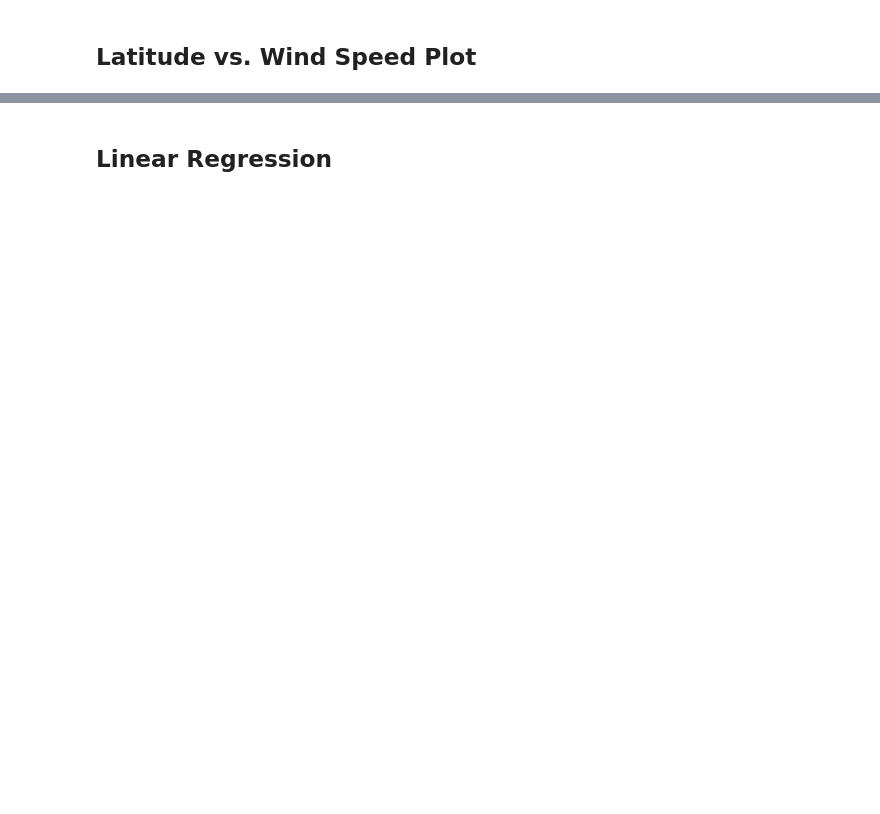
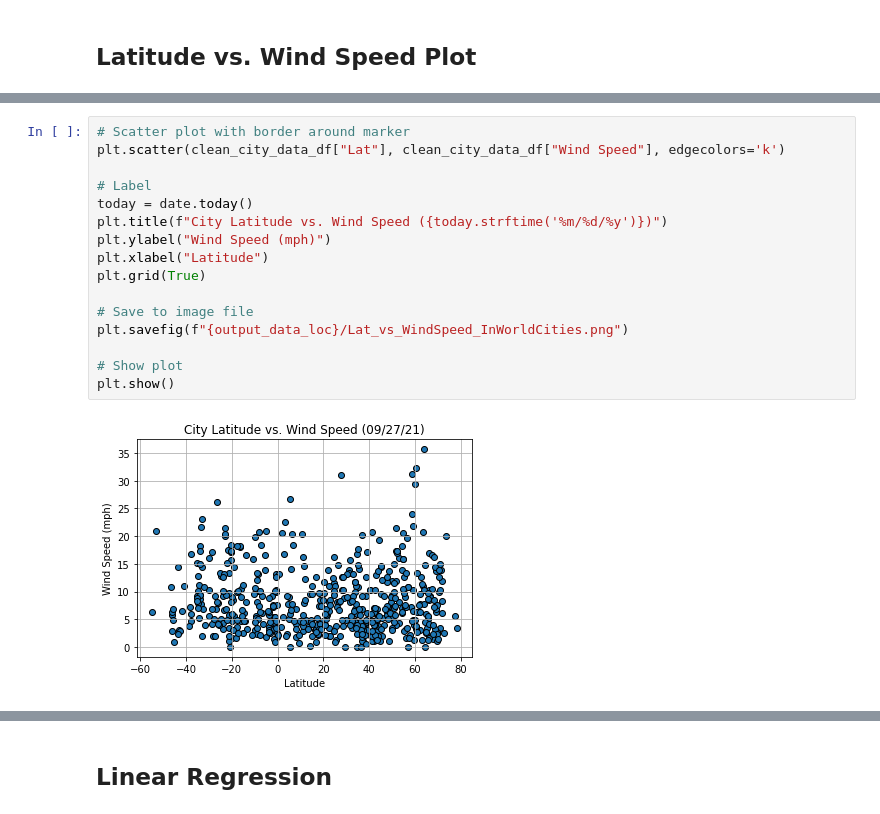
Before and after one commit to jrw99/python-api-challenge, a Jupyter notebook: code/WeatherPy.ipynb, the cells around one changed output, grey strips where cells are left out. Drawn from its saved outputs; the diff is of its cells as text; blank space fills up the shorter version.

```diff
--- a/code/WeatherPy.ipynb
+++ b/code/WeatherPy.ipynb
@@ -150,0 +305,18 @@ Int64Index([], dtype='int64')
+# %%
+# Scatter plot with border around marker
+plt.scatter(clean_city_data_df["Lat"], clean_city_data_df["Wind Speed"], edgecolors='k')
+
+# Label
+today = date.today()
+plt.title(f"City Latitude vs. Wind Speed ({today.strftime('%m/%d/%y')})")
+plt.ylabel("Wind Speed (mph)")
+plt.xlabel("Latitude")
+plt.grid(True)
+
+# Save to image file
+plt.savefig(f"{output_data_loc}/Lat_vs_WindSpeed_InWorldCities.png")
+
+# Show plot
+plt.show()
+# %% [output]
+[figure, added]
```
Also changed, not shown: parts of 44 cells of this notebook, 15 other files.
